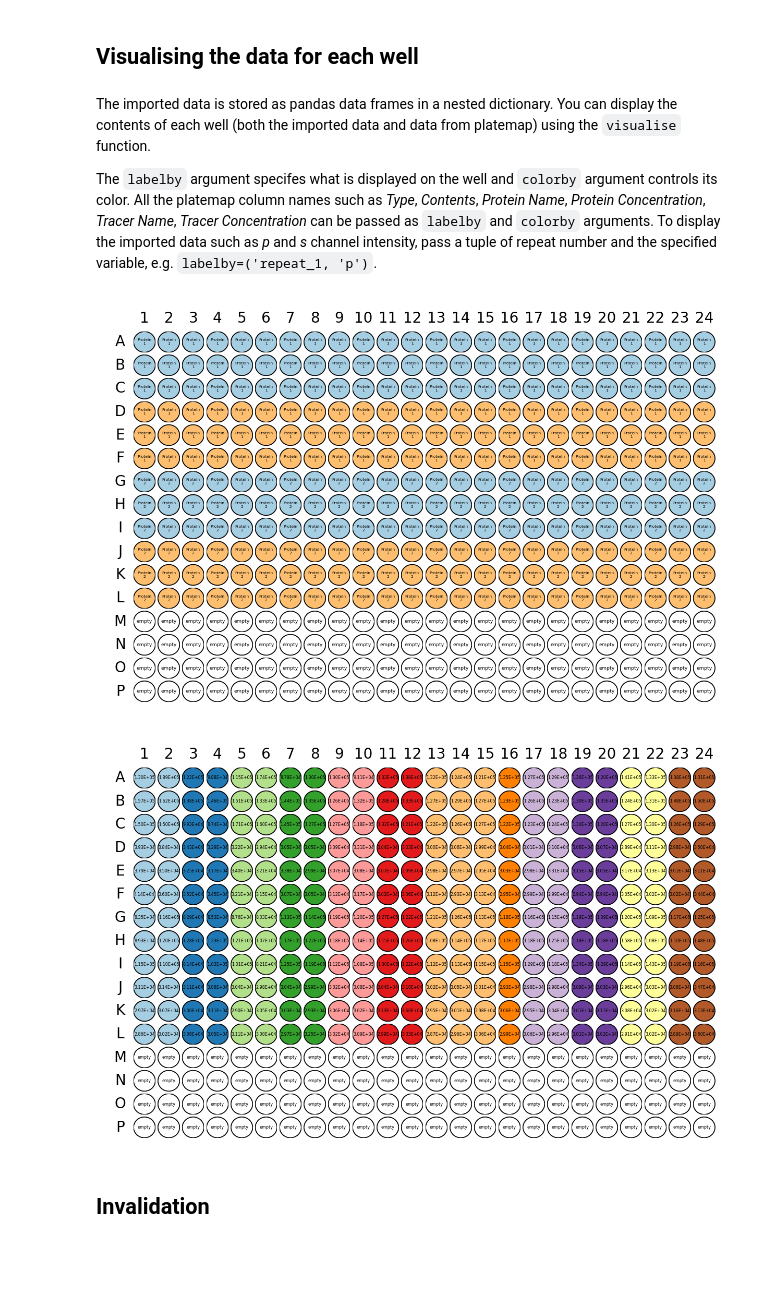
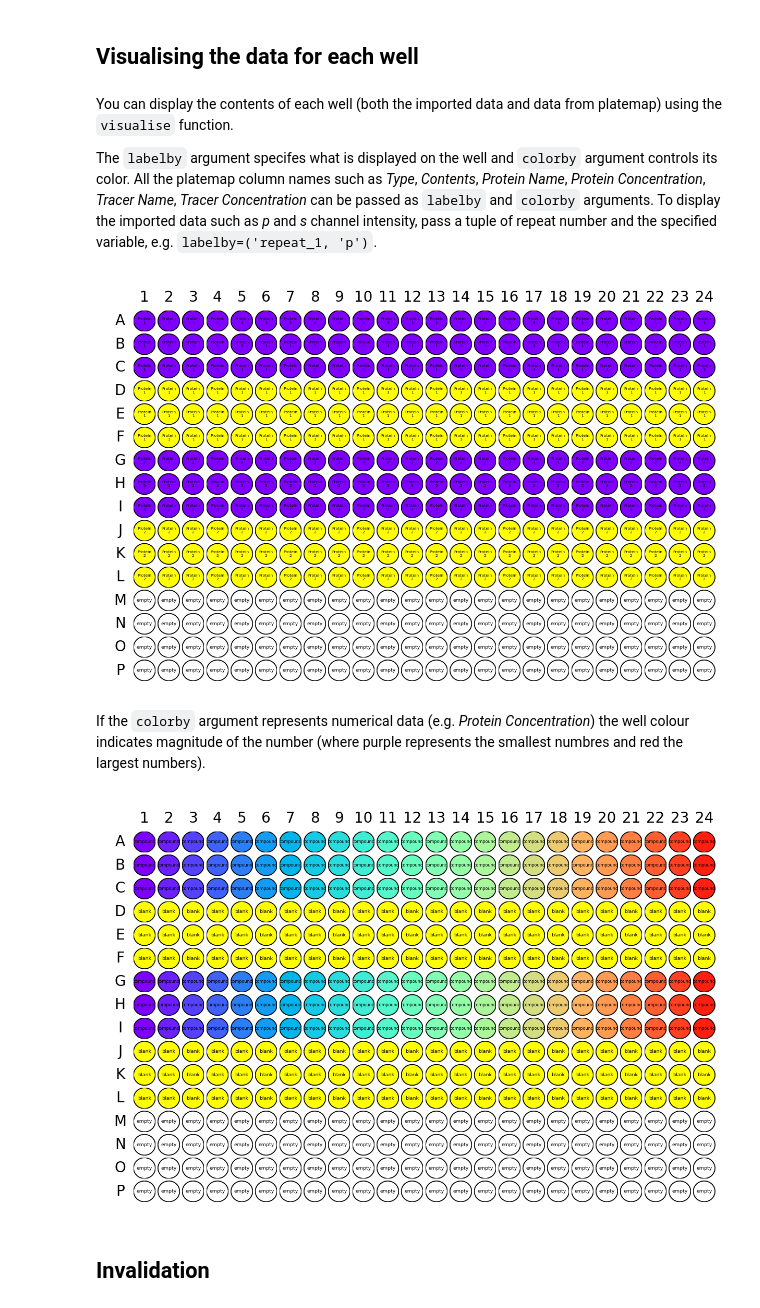
Before and after one commit to mariuszlas/fluanisotropyanalysis, a Jupyter notebook: docs/demo/protein titration demo file.ipynb, the cells around one changed output. Drawn from its saved outputs; the diff is of its cells as text; code cells hidden in the pictures; blank space fills up the shorter version.

```diff
--- a/docs/demo/protein titration demo file.ipynb
+++ b/docs/demo/protein titration demo file.ipynb
@@ -18,6 +23,7 @@ Data in both plate and list format can be read in using the same function and th
 # %%
-data_file = 'example_data_set.csv'                # Note that this will only work if the files are in the same folder
-platemap_file = 'example_data_set_platemap.csv'   # as this Jupyter notebook, alternatively you can provide a full file path
+data_file = 'protein_titration_data_set.csv'         # Note that this will only work if the files are in the same folder
+platemap_file = 'protein_titration_platemap.csv'     # as this Jupyter notebook,
+                                                     # alternatively you can provide a full file path
 
 my_data = FA.read_in_envision(data_csv=data_file, platemap_csv=platemap_file, data_type='plate', size=384)
 # %% [output]
@@ -31,18 +38,19 @@ Tracers: ['Tracer']
 # %% [markdown]
 <h2>Visualising the data for each well</h2>
 # %% [markdown]
-The imported data is stored as pandas data frames in a nested dictionary.
 You can display the contents of each well (both the imported data and data from platemap) using the `visualise` function.
 
 The `labelby` argument specifes what is displayed on the well and `colorby` argument controls its color. All the platemap column names such as *Type*, *Contents*, *Protein Name*, *Protein Concentration*, *Tracer Name*, *Tracer Concentration* can be passed as `labelby` and `colorby` arguments. To display the imported data such as *p* and *s* channel intensity, pass a tuple of repeat number and the specified variable, e.g. `labelby=('repeat_1, 'p')`.
 # %%
 my_data.visualise(labelby='Protein Name', colorby='Type')
 # %% [output]
-[figure, old version]
+[figure, new version]
+# %% [markdown]
+If the `colorby` argument represents numerical data (e.g. *Protein Concentration*) the well colour indicates magnitude of the number (where purple represents the smallest numbres and red the largest numbers).
 # %%
-my_data.visualise(labelby=('repeat_1', 'p'), colorby='Protein Concentration')
+my_data.visualise(labelby='Type', colorby='Protein Concentration')
 # %% [output]
-[figure, old version]
+[figure, new version]
 # %% [markdown]
 <h2>Invalidation</h2>
 # %% [markdown]
```
Also changed, not shown: parts of 52 cells of this notebook, 1 other file.
